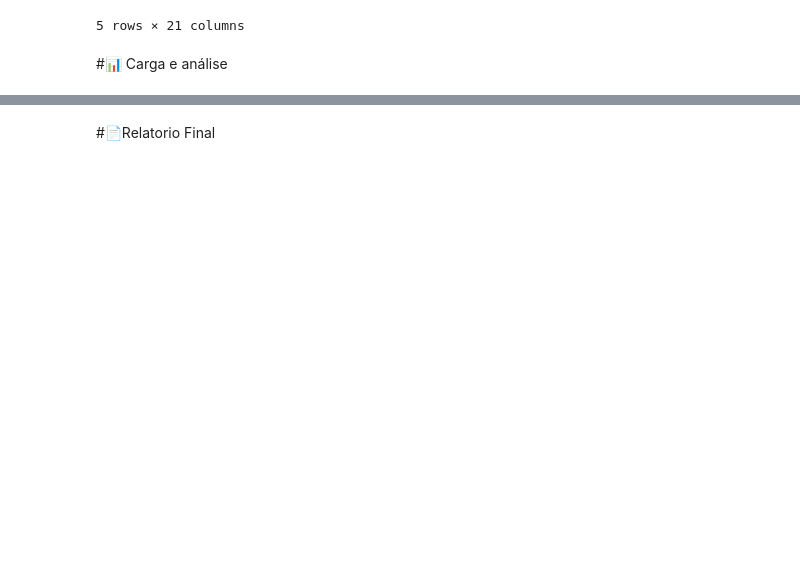
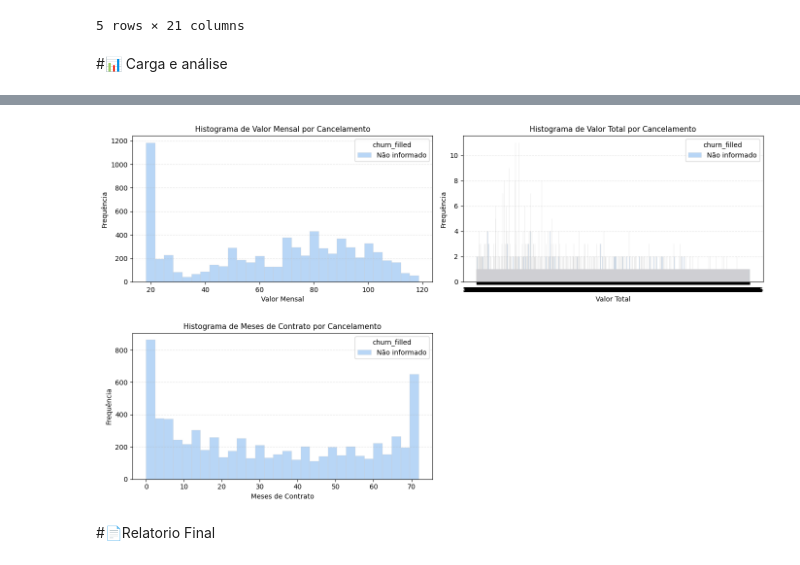
Before and after one commit to isadoramelo95/Challenge_Telecomx, a Jupyter notebook: TelecomX_BR.ipynb, the cells around one changed output, grey strips where cells are left out. Saved outputs shown, nothing was run; the diff lists cells and outputs as text; code cells hidden in the pictures; blank space fills up the shorter version.

```diff
--- a/TelecomX_BR.ipynb
+++ b/TelecomX_BR.ipynb
@@ -346,2 +564,47 @@ dados.head()
+# %%
+import matplotlib.pyplot as plt
+import seaborn as sns
+import numpy as np
+
+dados['churn_filled'] = dados['churn'].fillna('Não informado')
+
+paleta = {
+    'Sim': '#fcbfdc',
+    'Não': '#b2df8a',
+    'Não informado': '#a1c9f4'
+}
+
+variaveis_numericas = ['Valor_Mensal', 'Valor_Total', 'Meses_de_Contrato']
+
+n = len(variaveis_numericas)
+ncols = 2
+nrows = (n + 1) // ncols
+fig, axes = plt.subplots(nrows=nrows, ncols=ncols, figsize=(14, 4 * nrows))
+axes = axes.flatten()
+
+for i, var in enumerate(variaveis_numericas):
+    sns.histplot(
+        data=dados,
+        x=var,
+        hue='churn_filled',
+        multiple='stack',
+        palette=paleta,
+        bins=30,
+        edgecolor='lightgray',
+        linewidth=0.3,
+        ax=axes[i]
+    )
+    axes[i].set_title(f'Histograma de {var.replace("_", " ")} por Cancelamento', fontsize=11)
+    axes[i].set_xlabel(var.replace('_', ' '))
+    axes[i].set_ylabel('Frequência')
+    axes[i].grid(axis='y', linestyle='--', alpha=0.3)
+
+for j in range(i + 1, len(axes)):
+    fig.delaxes(axes[j])
+
+plt.tight_layout(h_pad=3.0)
+plt.show()
+# %% [output]
+[figure, added]
 # %% [markdown]
 #📄Relatorio Final
```
Also changed, not shown: parts of 13 cells of this notebook.
